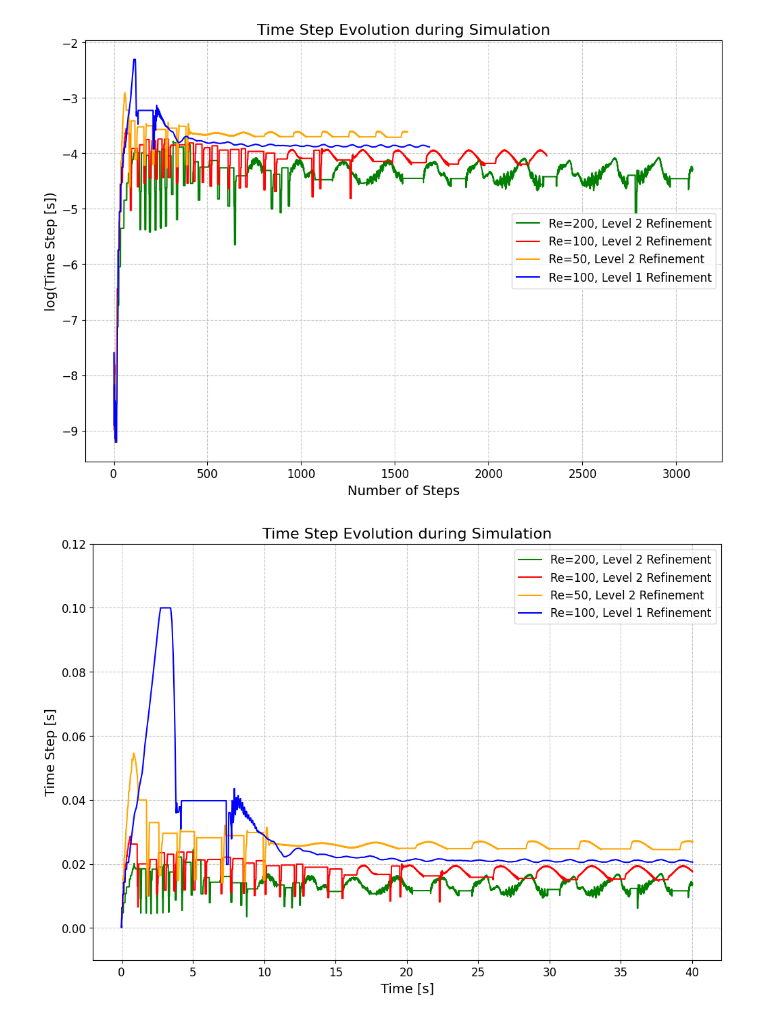
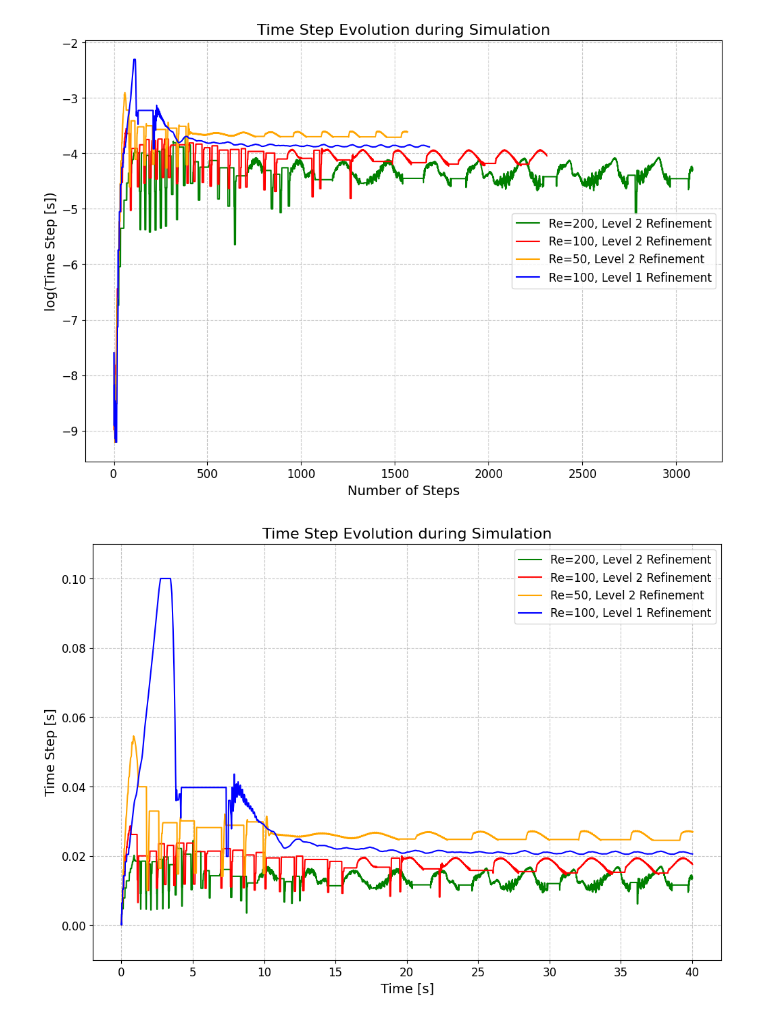
Before and after one commit to PieroZ01/Adaptive_time-stepping_for_Navier-Stokes, a Jupyter notebook: time-step_analysis.ipynb, the cells around one changed output. Saved outputs shown, nothing was run; the diff lists cells and outputs as text; code cells hidden in the pictures.

```diff
--- a/time-step_analysis.ipynb
+++ b/time-step_analysis.ipynb
@@ -54,17 +56,17 @@ plt.show()
 # %%
 plt.figure(figsize=(12, 8))
 plt.plot(data_200_ref3['time'], (data_200_ref3['time-step']), label='Re=200, Level 2 Refinement', color='green')
 plt.plot(data_100_ref3['time'], (data_100_ref3['time-step']), label='Re=100, Level 2 Refinement', color='red')
 plt.plot(data_50_ref3['time'], (data_50_ref3['time-step']), label='Re=50, Level 2 Refinement', color='orange')
 plt.plot(data_100_ref2['time'], (data_100_ref2['time-step']), label='Re=100, Level 1 Refinement', color='blue')
 plt.xlabel('Time [s]', fontsize=14)
 plt.ylabel('Time Step [s]', fontsize=14)
 plt.title('Time Step Evolution during Simulation', fontsize=16)
 plt.grid(True, linestyle='--', alpha=0.7)
 plt.legend(fontsize=12)
-plt.ylim(-0.01, 0.12)
+plt.ylim(-0.01, 0.11)
 plt.xticks(fontsize=12)
 plt.yticks(fontsize=12)
 plt.show()
 # %% [output]
-[figure, old version]
+[figure, new version]
```
Also changed, not shown: parts of 1 cell of this notebook, 4 other files.
